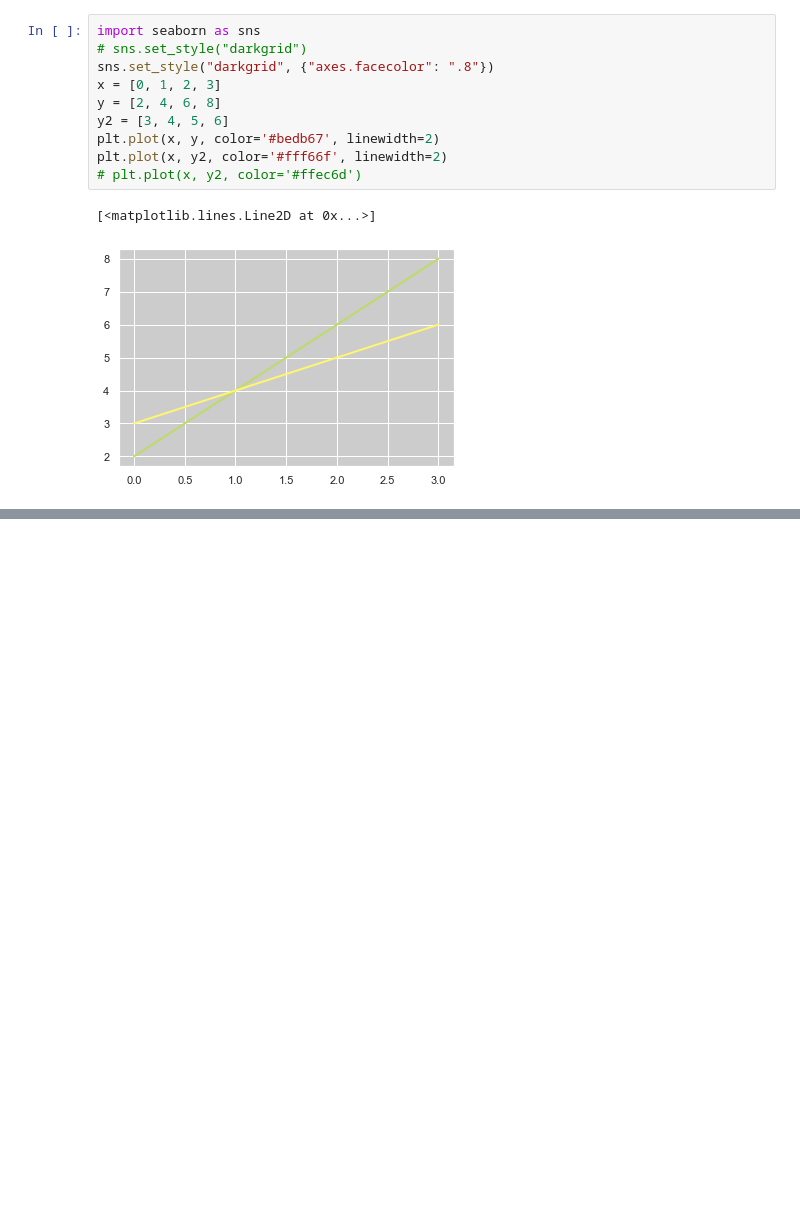
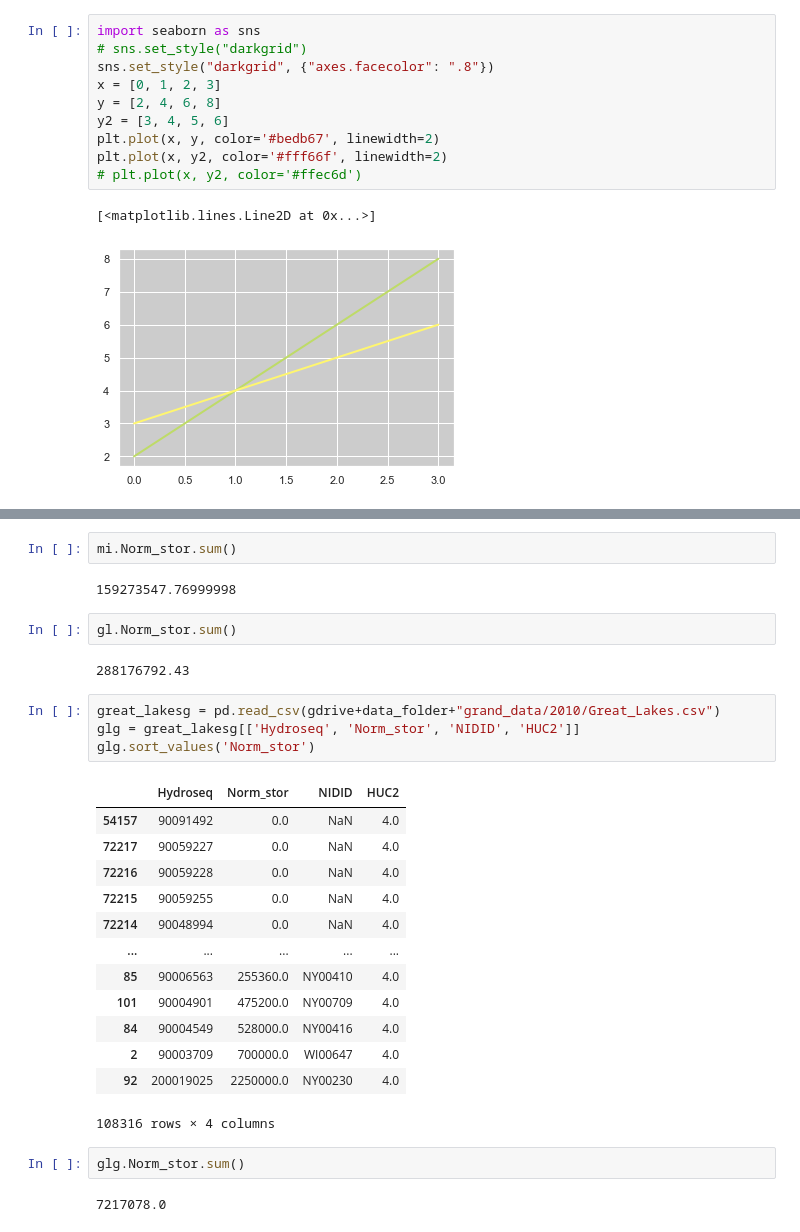
Before and after one commit to rspinti/River_bifurcation, a Jupyter notebook: archive/Rachel_testing/analysis_testing/analysis_testing.ipynb, the cells around one changed output, grey strips where cells are left out. Drawn from its saved outputs; the diff is of its cells as text; blank space fills up the shorter version.

```diff
--- a/archive/Rachel_testing/analysis_testing/analysis_testing.ipynb
+++ b/archive/Rachel_testing/analysis_testing/analysis_testing.ipynb
@@ -529,0 +575,30 @@ plt.plot(x, y2, color='#fff66f', linewidth=2)
+# %%
+mi.Norm_stor.sum()
+# %% [output]
+159273547.76999998
+# %%
+gl.Norm_stor.sum()
+# %% [output]
+288176792.43
+# %%
+great_lakesg = pd.read_csv(gdrive+data_folder+"grand_data/2010/Great_Lakes.csv")
+glg = great_lakesg[['Hydroseq', 'Norm_stor', 'NIDID', 'HUC2']]
+glg.sort_values('Norm_stor')
+# %% [output]
+|  | Hydroseq | Norm_stor | NIDID | HUC2 |
+| 54157 | 90091492 | 0.0 | NaN | 4.0 |
+| 72217 | 90059227 | 0.0 | NaN | 4.0 |
+| 72216 | 90059228 | 0.0 | NaN | 4.0 |
+| 72215 | 90059255 | 0.0 | NaN | 4.0 |
+| 72214 | 90048994 | 0.0 | NaN | 4.0 |
+| ... | ... | ... | ... | ... |
+| 85 | 90006563 | 255360.0 | NY00410 | 4.0 |
+| 101 | 90004901 | 475200.0 | NY00709 | 4.0 |
+| 84 | 90004549 | 528000.0 | NY00416 | 4.0 |
+| 2 | 90003709 | 700000.0 | WI00647 | 4.0 |
+| 92 | 200019025 | 2250000.0 | NY00230 | 4.0 |
+108316 rows × 4 columns
+# %%
+glg.Norm_stor.sum()
+# %% [output]
+7217078.0
```
Also changed, not shown: parts of 5 cells of this notebook, 3 other files.
